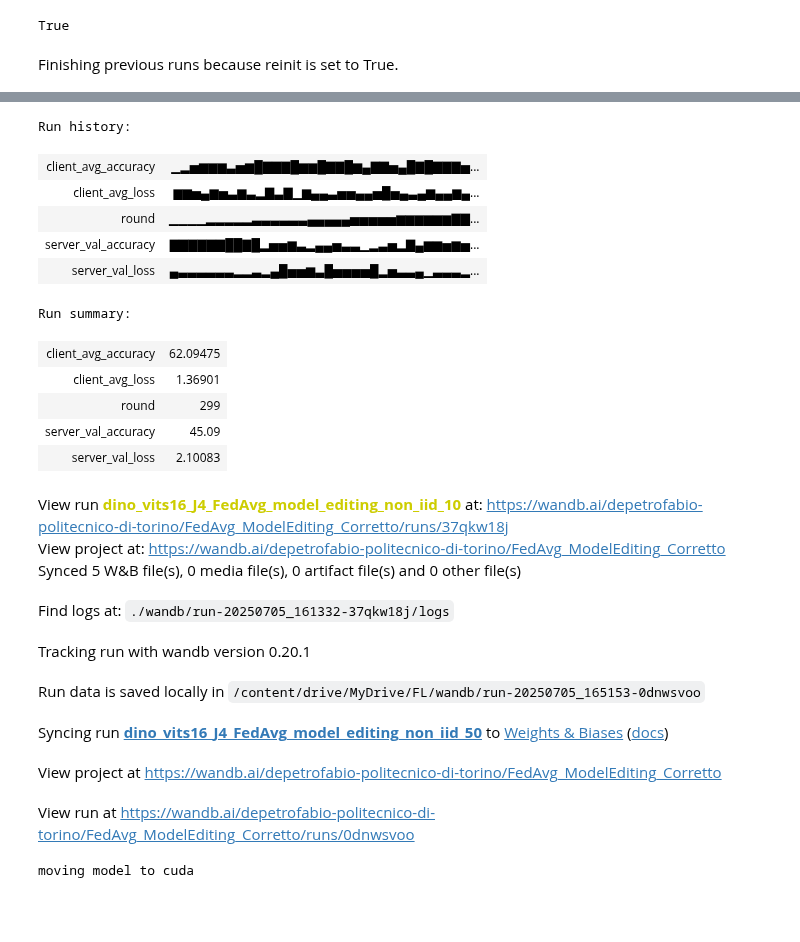
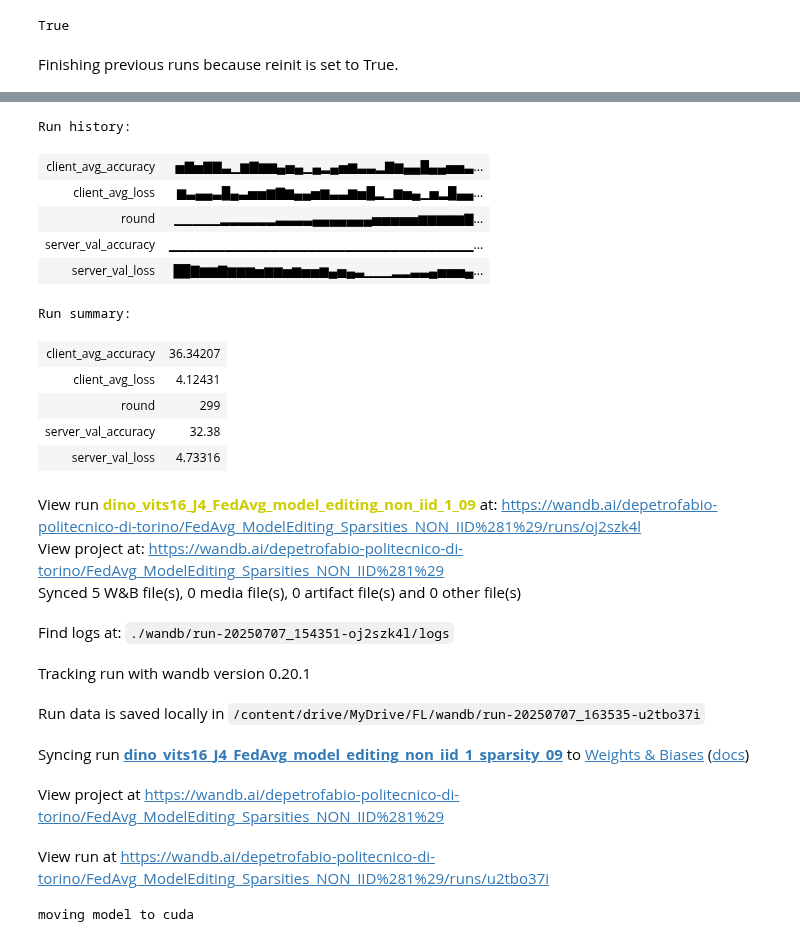
Before and after one commit to depetrofabio/FederatedLearningProject, a Jupyter notebook: experiments/model_editing.ipynb, the cells around one changed output, grey strips where cells are left out. Drawn from its saved outputs; the diff is of its cells as text; code cells hidden in the pictures; blank space fills up the shorter version.

```diff
--- a/experiments/model_editing.ipynb
+++ b/experiments/model_editing.ipynb
@@ -176,57 +198,61 @@ wandb: Currently logged in as: depetrofabio (depetrofabio-politecnico-di-torino)
 True
 # %%
 device = "cuda"
-project_name = "FedAvg_ModelEditing_Corretto"
+project_name = "FedAvg_ModelEditing_Sparsities_NON_IID(1)"
 
 # Generate a unique run name for each iteration
 #run_name = f"{model_name}_FedAvg_model_editing_iid"
+#run_name = f"{model_name}_FedAvg_model_editing_iid_sparsity_09"
+#run_name = f"{model_name}_FedAvg_model_editing_iid_sparsity_07"
+#run_name = f"{model_name}_FedAvg_model_editing_iid_sparsity_08"
 
 #run_name = f"{model_name}_FedAvg_model_editing_non_iid_1"
+run_name = f"{model_name}_FedAvg_model_editing_non_iid_1_sparsity_09"
 
 #run_name = f"{model_name}_FedAvg_model_editing_non_iid_5"
 
 #run_name = f"{model_name}_FedAvg_model_editing_non_iid_10"
 
-run_name = f"{model_name}_FedAvg_model_editing_non_iid_50"
+#run_name = f"{model_name}_FedAvg_model_editing_non_iid_50"
 
 # INITIALIZE W&B for each new run
 wandb.init(
     project=project_name,
     name=run_name,
     config={
         "model": model_name,
         "num_rounds": 300, # Use the current num_rounds_val
         "batch_size": 128, # Using test_loader's batch_size as a placeholder
     },
     reinit=True # Important: Allows re-initialization of wandb in a loop
 )
 
 # Copy your config
 config = wandb.config
 # %% [output]
 Finishing previous runs because reinit is set to True.
 [interactive output not drawn]
 Run history:
-| client_avg_accuracy | ▁▂▅▆▆▆▃▅▆█▇▇▇█▆▆█▇▇█▆▄▇▇▅▄█▇█▇▇▇▅... |
-| client_avg_loss | ▆▆▅▄▆▅▃▆▃▂▇▃▇▁▆▄▄▃▅▅▄▄▅█▅▄▃▄▆▄▄▆▄... |
-| round | ▁▁▁▁▂▂▂▂▂▃▃▃▃▃▃▄▄▄▄▄▅▅▅▅▅▆▆▆▆▆▆▇▇... |
-| server_val_accuracy | ▇▇▇▇▇▇██▇█▂▅▅▆▃▂▄▄▅▃▃▁▂▃▅▂▇▄▆▆▅▆▅... |
-| server_val_loss | ▄▃▃▃▃▃▃▂▂▃▂▄█▅▅▆▃█▅▅▅▅█▂▅▃▃▄▁▃▃▃▂... |
+| client_avg_accuracy | ▅▇▅▇▇▃▁▆▇▆▆▄▅▄▁▄▂▄▅▆▃▃▂▇▆▄▄█▄▄▅▅▃... |
+| client_avg_loss | ▆▃▄▄▃█▄▃▅▅▆▇▆▄▄▅▆▃▃▆▅█▂▁▆▅▄▁▅▂█▄▄... |
+| round | ▁▁▁▁▁▂▂▂▂▂▂▃▃▃▃▄▄▄▄▄▄▄▅▅▅▅▅▆▆▆▆▆▇... |
+| server_val_accuracy | ▁▁▁▁▁▁▁▁▁▁▁▁▁▁▁▁▁▁▁▁▁▁▁▁▁▁▁▁▁▁▁▁▁... |
+| server_val_loss | ██▇▆▆▇▆▆▆▅▆▆▅▆▅▅▆▄▅▄▃▁▁▁▂▂▃▃▄▅▅▅▄... |
 Run summary:
-| client_avg_accuracy | 62.09475 |
-| client_avg_loss | 1.36901 |
+| client_avg_accuracy | 36.34207 |
+| client_avg_loss | 4.12431 |
 | round | 299 |
-| server_val_accuracy | 45.09 |
-| server_val_loss | 2.10083 |
+| server_val_accuracy | 32.38 |
+| server_val_loss | 4.73316 |
-View run dino_vits16_J4_FedAvg_model_editing_non_iid_10 at: https://wandb.ai/depetrofabio-politecnico-di-torino/FedAvg_ModelEditing_Corretto/runs/37qkw18j
-View project at: https://wandb.ai/depetrofabio-politecnico-di-torino/FedAvg_ModelEditing_Corretto
+View run dino_vits16_J4_FedAvg_model_editing_non_iid_1_09 at: https://wandb.ai/depetrofabio-politecnico-di-torino/FedAvg_ModelEditing_Sparsities_NON_IID%281%29/runs/oj2szk4l
+View project at: https://wandb.ai/depetrofabio-politecnico-di-torino/FedAvg_ModelEditing_Sparsities_NON_IID%281%29
 Synced 5 W&B file(s), 0 media file(s), 0 artifact file(s) and 0 other file(s)
-Find logs at: ./wandb/run-20250705_161332-37qkw18j/logs
+Find logs at: ./wandb/run-20250707_154351-oj2szk4l/logs
 Tracking run with wandb version 0.20.1
-Run data is saved locally in /content/drive/MyDrive/FL/wandb/run-20250705_165153-0dnwsvoo
+Run data is saved locally in /content/drive/MyDrive/FL/wandb/run-20250707_163535-u2tbo37i
-Syncing run dino_vits16_J4_FedAvg_model_editing_non_iid_50 to Weights & Biases (docs)
+Syncing run dino_vits16_J4_FedAvg_model_editing_non_iid_1_sparsity_09 to Weights & Biases (docs)
-View project at https://wandb.ai/depetrofabio-politecnico-di-torino/FedAvg_ModelEditing_Corretto
+View project at https://wandb.ai/depetrofabio-politecnico-di-torino/FedAvg_ModelEditing_Sparsities_NON_IID%281%29
-View run at https://wandb.ai/depetrofabio-politecnico-di-torino/FedAvg_ModelEditing_Corretto/runs/0dnwsvoo
+View run at https://wandb.ai/depetrofabio-politecnico-di-torino/FedAvg_ModelEditing_Sparsities_NON_IID%281%29/runs/u2tbo37i
 # %%
 model.unfreeze(12)
 model.to_cuda()
```
Also changed, not shown: parts of 16 cells of this notebook.
